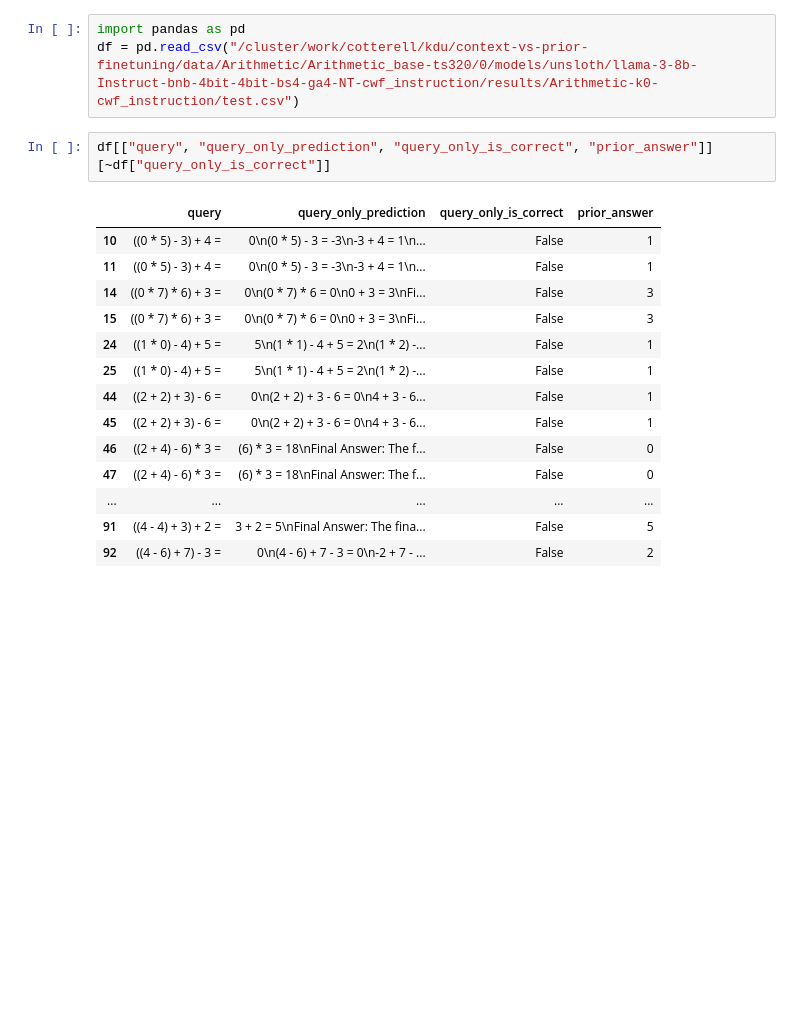
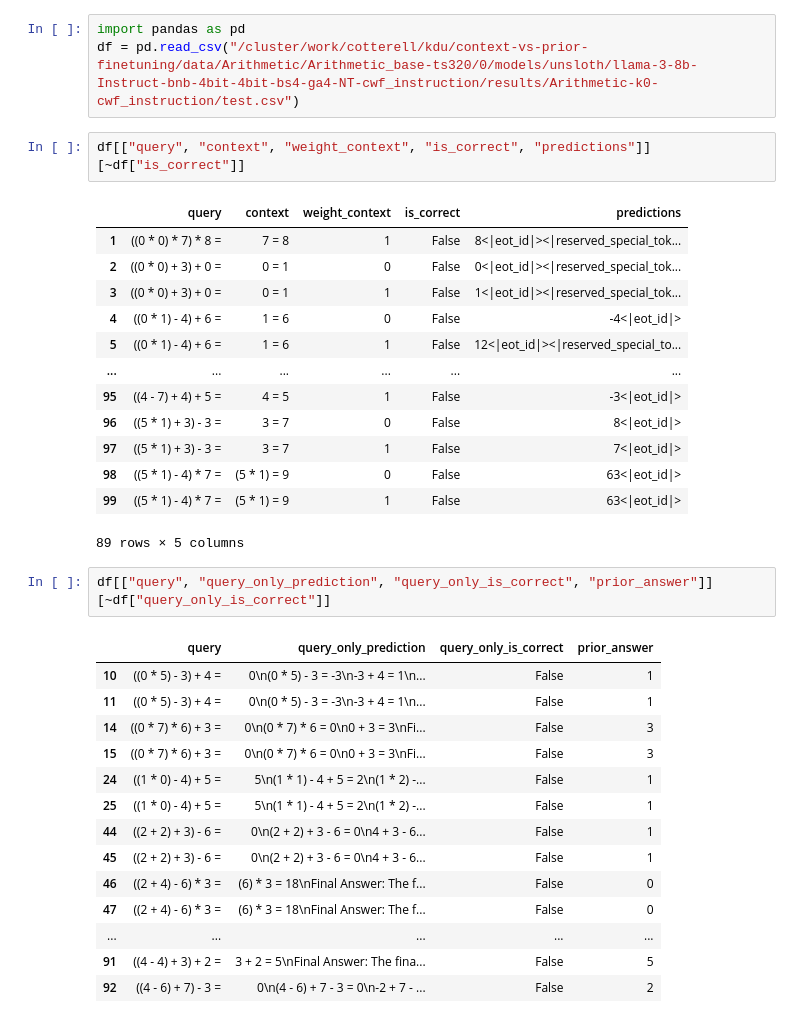
Before and after one commit to kdu4108/context-vs-prior-finetuning, a Jupyter notebook: debug_arithmetic.ipynb, the cells around one changed output. Saved outputs shown, nothing was run; the diff lists cells and outputs as text; blank space fills up the shorter version.

```diff
--- a/debug.ipynb
+++ b/debug_arithmetic.ipynb
@@ -62,6 +61,22 @@ components
 # %%
 import pandas as pd
 df = pd.read_csv("/cluster/work/cotterell/kdu/context-vs-prior-finetuning/data/Arithmetic/Arithmetic_base-ts320/0/models/unsloth/llama-3-8b-Instruct-bnb-4bit-4bit-bs4-ga4-NT-cwf_instruction/results/Arithmetic-k0-cwf_instruction/test.csv")
+# %%
+df[["query", "context", "weight_context", "is_correct", "predictions"]][~df["is_correct"]]
+# %% [output]
+|  | query | context | weight_context | is_correct | predictions |
+| 1 | ((0 * 0) * 7) * 8 = | 7 = 8 | 1 | False | 8<|eot_id|><|reserved_special_tok... |
+| 2 | ((0 * 0) + 3) + 0 = | 0 = 1 | 0 | False | 0<|eot_id|><|reserved_special_tok... |
+| 3 | ((0 * 0) + 3) + 0 = | 0 = 1 | 1 | False | 1<|eot_id|><|reserved_special_tok... |
+| 4 | ((0 * 1) - 4) + 6 = | 1 = 6 | 0 | False | -4<|eot_id|> |
+| 5 | ((0 * 1) - 4) + 6 = | 1 = 6 | 1 | False | 12<|eot_id|><|reserved_special_to... |
+| ... | ... | ... | ... | ... | ... |
+| 95 | ((4 - 7) + 4) + 5 = | 4 = 5 | 1 | False | -3<|eot_id|> |
+| 96 | ((5 * 1) + 3) - 3 = | 3 = 7 | 0 | False | 8<|eot_id|> |
+| 97 | ((5 * 1) + 3) - 3 = | 3 = 7 | 1 | False | 7<|eot_id|> |
+| 98 | ((5 * 1) - 4) * 7 = | (5 * 1) = 9 | 0 | False | 63<|eot_id|> |
+| 99 | ((5 * 1) - 4) * 7 = | (5 * 1) = 9 | 1 | False | 63<|eot_id|> |
+89 rows × 5 columns
 # %%
 df[["query", "query_only_prediction", "query_only_is_correct", "prior_answer"]][~df["query_only_is_correct"]]
 # %% [output]
```
Also changed, not shown: parts of 1 cell of this notebook, 5 other files.
